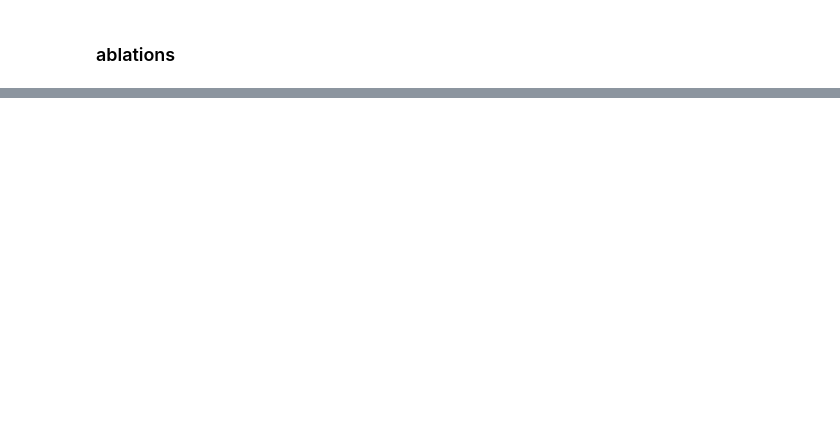
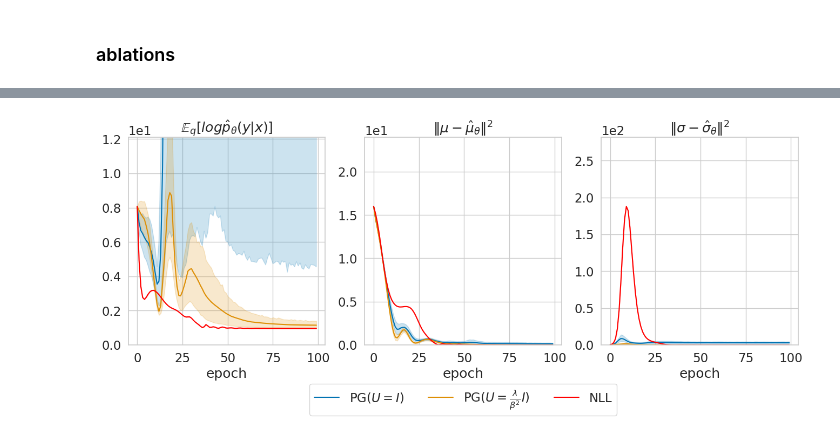
Before and after one commit to abenechehab/nll_to_po, a Jupyter notebook: notebook/linear_mean.ipynb, the cells around one changed output, grey strips where cells are left out. Drawn from its saved outputs; the diff is of its cells as text; code cells hidden in the pictures; blank space fills up the shorter version.

```diff
--- a/notebook/linear_mean.ipynb
+++ b/notebook/linear_mean.ipynb
@@ -41,15 +44,7 @@ wandb_project: str = "tractable"
 input_dim: int = 2
 output_dim: int = 2
 hidden_sizes: list[int] = [64, 64]
-fixed_logstd: bool = True
-
-# Data generating dist q
-A = torch.randn((output_dim, input_dim))
-init_dist_loc: float = 0.0
-init_dist_scale: float = 0.75
-init_dist_n_samples: int = 10
-train_size: int = 100
-val_size: int = 100
+fixed_logstd: bool = False
 # %% [markdown]
 ### Policy model
 # %%
@@ -396,0 +552,44 @@ plot_ablation(
+# %%
+metric = "std_error"
+
+sub_df = df_all.copy()
+sub_df["entropy_weight"] = sub_df["entropy_weight"].astype("str")
+
+metric_name = []
+metric_name.append(("NLL", r"$\mathbb{E}_q[log\hat{p}_\theta(y|x)]$"))
+metric_name.append(("mean_error", r"$\|\mu-\hat{\mu}_\theta\|^2$"))
+metric_name.append(("std_error", r"$\|\sigma-\hat{\sigma}_\theta\|^2$"))
+
+_, ax = plt.subplots(1, 3, figsize=(16, 5))
+for i, (metric, name) in enumerate(metric_name):
+    sns.lineplot(
+        data=sub_df[sub_df["train_val"] == "train"].dropna(),
+        x="epoch",
+        y=metric,
+        hue="U",  # "entropy_weight",
+        # style="U",
+        ax=ax[i],
+        legend=False if i > 0 else True,
+    )
+    sns.lineplot(
+        data=sub_df[sub_df["loss_type"] == "NLL"],
+        x="epoch",
+        y=metric,
+        ax=ax[i],
+        color="red",
+        label="NLL" if i == 0 else None,
+    )
+    max_for_lim = sub_df[sub_df["loss_type"] == "NLL"][metric].max()
+    ax[i].set_ylim(
+        min(sub_df[sub_df["loss_type"] == "NLL"][metric].min(), 0.0),
+        max_for_lim + max_for_lim / 2,
+    )
+    ax[i].set_ylabel(None)
+    ax[i].set_title(name)
+    ax[i].ticklabel_format(axis="y", style="sci", scilimits=(0, 1))
+ax[0].legend(bbox_to_anchor=(1.7, -0.37), loc="lower center", ncol=3)
+# ax[0].legend(bbox_to_anchor=(1.73, 1.03))
+# plt.savefig("../figures/toy_avg.pdf", bbox_inches="tight")
+plt.show()
+# %% [output]
+[figure, added]
```
Also changed, not shown: parts of 14 cells of this notebook.
